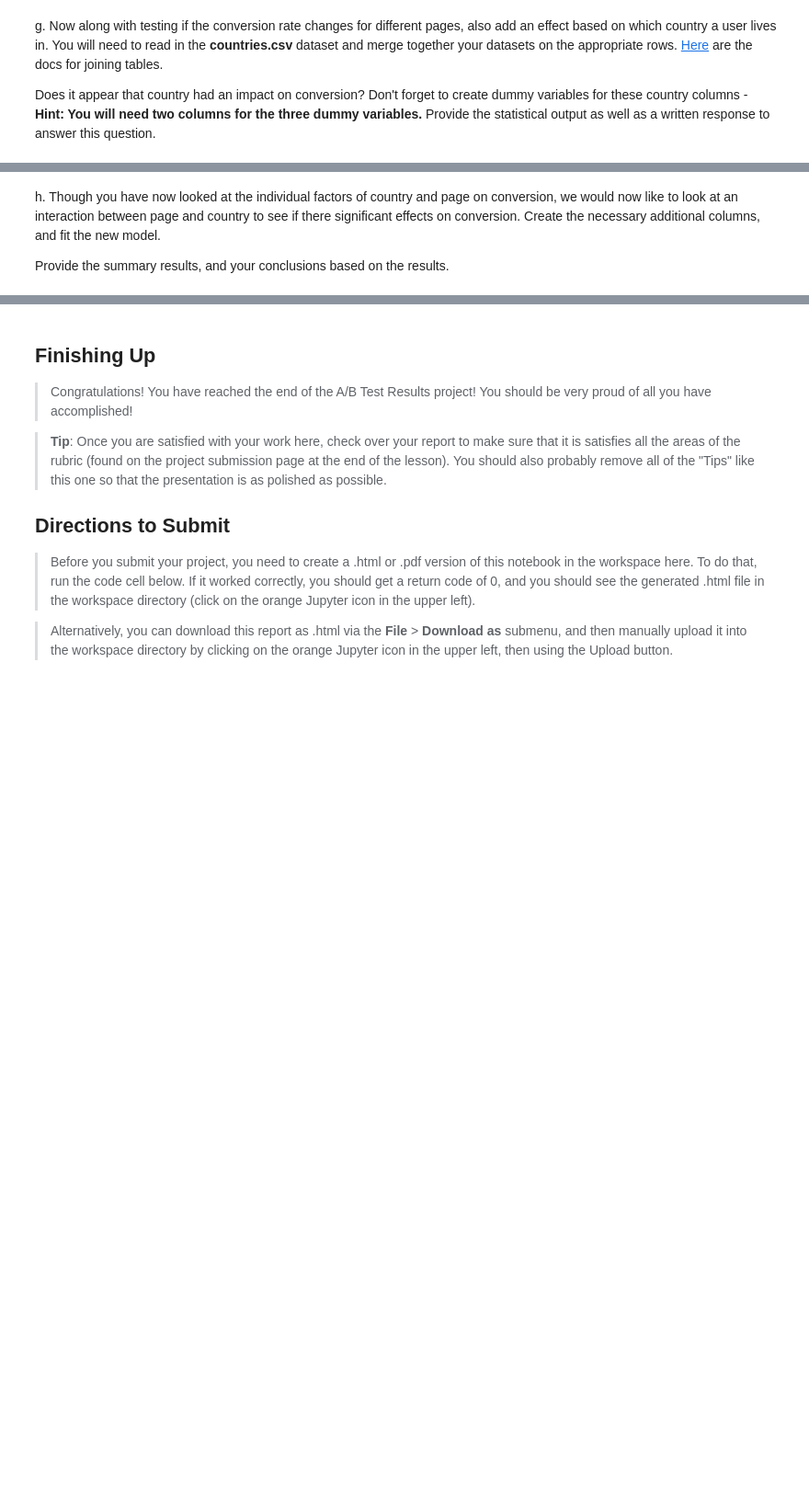
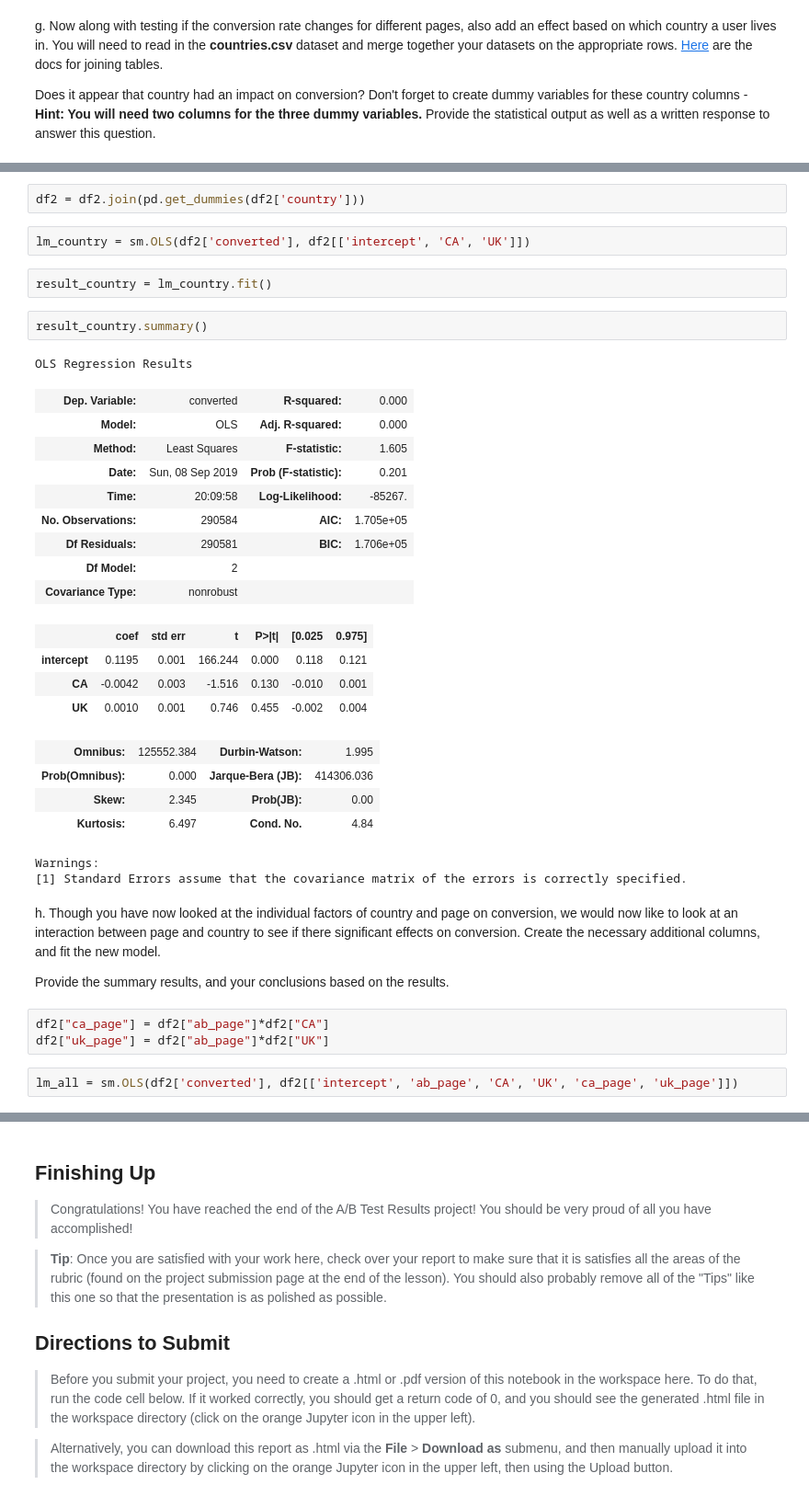
Before and after one commit to yujin-woo/ab-test-analysis, a Jupyter notebook: Analyze_ab_test_results_notebook.ipynb, the cells around one changed output, grey strips where cells are left out. Shown at 92% size. Drawn from its saved outputs; the diff is of its cells as text; blank space fills up the shorter version.

```diff
--- a/Analyze_ab_test_results_notebook.ipynb
+++ b/Analyze_ab_test_results_notebook.ipynb
@@ -254,4 +397,38 @@ Does it appear that country had an impact on conversion?  Don't forget to create
+# %%
+df2 = df2.join(pd.get_dummies(df2['country']))
+# %%
+lm_country = sm.OLS(df2['converted'], df2[['intercept', 'CA', 'UK']])
+# %%
+result_country = lm_country.fit()
+# %%
+result_country.summary()
+# %% [output]
+OLS Regression Results
+| Dep. Variable: | converted | R-squared: | 0.000 |
+| Model: | OLS | Adj. R-squared: | 0.000 |
+| Method: | Least Squares | F-statistic: | 1.605 |
+| Date: | Sun, 08 Sep 2019 | Prob (F-statistic): | 0.201 |
+| Time: | 20:09:58 | Log-Likelihood: | -85267. |
+| No. Observations: | 290584 | AIC: | 1.705e+05 |
+| Df Residuals: | 290581 | BIC: | 1.706e+05 |
+| Df Model: | 2 |  |  |
+| Covariance Type: | nonrobust |  |  |
+|  | coef | std err | t | P>|t| | [0.025 | 0.975] |
+| intercept | 0.1195 | 0.001 | 166.244 | 0.000 | 0.118 | 0.121 |
+| CA | -0.0042 | 0.003 | -1.516 | 0.130 | -0.010 | 0.001 |
+| UK | 0.0010 | 0.001 | 0.746 | 0.455 | -0.002 | 0.004 |
+| Omnibus: | 125552.384 | Durbin-Watson: | 1.995 |
+| Prob(Omnibus): | 0.000 | Jarque-Bera (JB): | 414306.036 |
+| Skew: | 2.345 | Prob(JB): | 0.00 |
+| Kurtosis: | 6.497 | Cond. No. | 4.84 |
+Warnings:
+[1] Standard Errors assume that the covariance matrix of the errors is correctly specified.
 # %% [markdown]
 h. Though you have now looked at the individual factors of country and page on conversion, we would now like to look at an interaction between page and country to see if there significant effects on conversion.  Create the necessary additional columns, and fit the new model.
 
 Provide the summary results, and your conclusions based on the results.
+# %%
+df2["ca_page"] = df2["ab_page"]*df2["CA"]
+df2["uk_page"] = df2["ab_page"]*df2["UK"]
+# %%
+lm_all = sm.OLS(df2['converted'], df2[['intercept', 'ab_page', 'CA', 'UK', 'ca_page', 'uk_page']])
```
Also changed, not shown: parts of 35 cells of this notebook.
